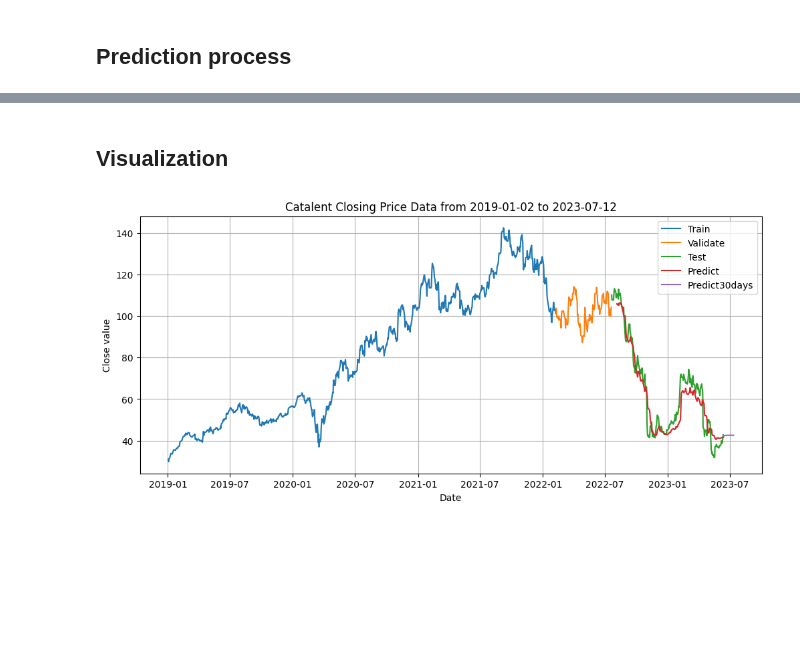
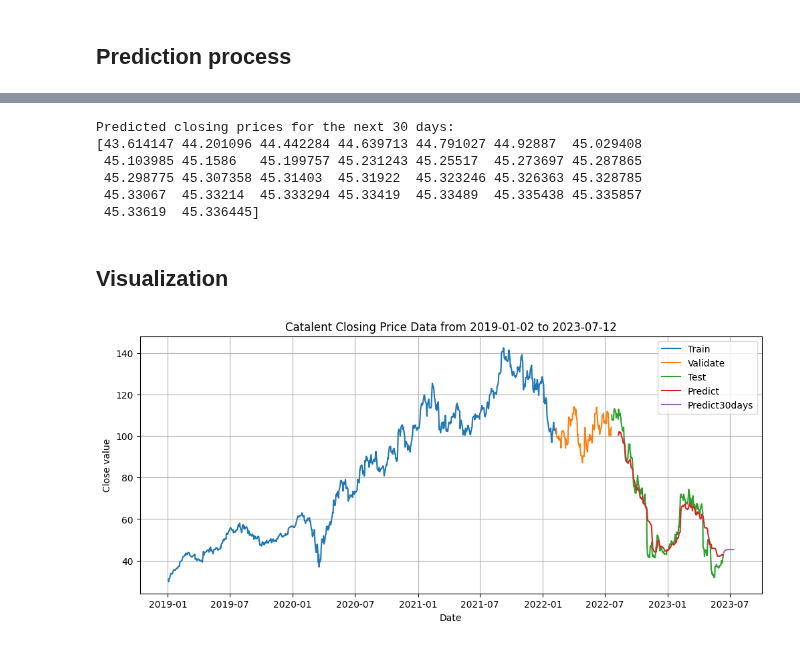
Before and after one commit to mynhungg/IS403.N21.HTTT_Nhom13, a Jupyter notebook: Model/TCA/7_1_2/Code/TCAN_712_CTLT.ipynb, the cells around one changed output, grey strips where cells are left out. Drawn from its saved outputs; the diff is of its cells as text; code cells hidden in the pictures; blank space fills up the shorter version.

```diff
--- a/Model/TCA/7_1_2/Code/TCAN_712_CTLT.ipynb
+++ b/Model/TCA/7_1_2/Code/TCAN_712_CTLT.ipynb
@@ -368,25 +371,36 @@ for i in range(30):
+# %%
+print('Predicted closing prices for the next 30 days:')
+y_next_30_days = scaler.inverse_transform(np.array(y_next_30_days).reshape(-1, 1))
+print(y_next_30_days.flatten())
+# %% [output]
+Predicted closing prices for the next 30 days:
+[43.614147 44.201096 44.442284 44.639713 44.791027 44.92887  45.029408
+ 45.103985 45.1586   45.199757 45.231243 45.25517  45.273697 45.287865
+ 45.298775 45.307358 45.31403  45.31922  45.323246 45.326363 45.328785
+ 45.33067  45.33214  45.333294 45.33419  45.33489  45.335438 45.335857
+ 45.33619  45.336445]
 # %% [markdown]
 ## Visualization
 # %%
 plt.figure(figsize=(12, 5))
 
 plt.plot(df.index[:train_size], scaler.inverse_transform(train_data))
 
 plt.plot(df.index[train_size : train_size + val_size], scaler.inverse_transform(val_data))
 
 plt.plot(df.index[train_size + val_size : ], scaler.inverse_transform(test_data))
 
-plt.plot(df.index[train_size + val_size + best_window_size + 1: ], best_y_pred)
+plt.plot(df.index[train_size + val_size + best_window_size: ], best_y_pred)
 
-plt.plot(index_next_30_days, scaler.inverse_transform(np.array(y_next_30_days).reshape(-1, 1)))
+plt.plot(index_next_30_days, y_next_30_days)
 
 plt.legend(['Train', 'Validate', 'Test', 'Predict', 'Predict30days'])
 
 plt.grid()
 plt.title(f"Catalent Closing Price Data from {df.index[0].strftime('%Y-%m-%d')} to {index_next_30_days[-1].strftime('%Y-%m-%d')}")
 plt.xlabel("Date")
 plt.ylabel("Close value")
 plt.savefig('TCAN_712_CTLT.png')
 plt.show()
 # %% [output]
-[figure, old version]
+[figure, new version]
```
Also changed, not shown: parts of 6 cells of this notebook, 11 other files.
